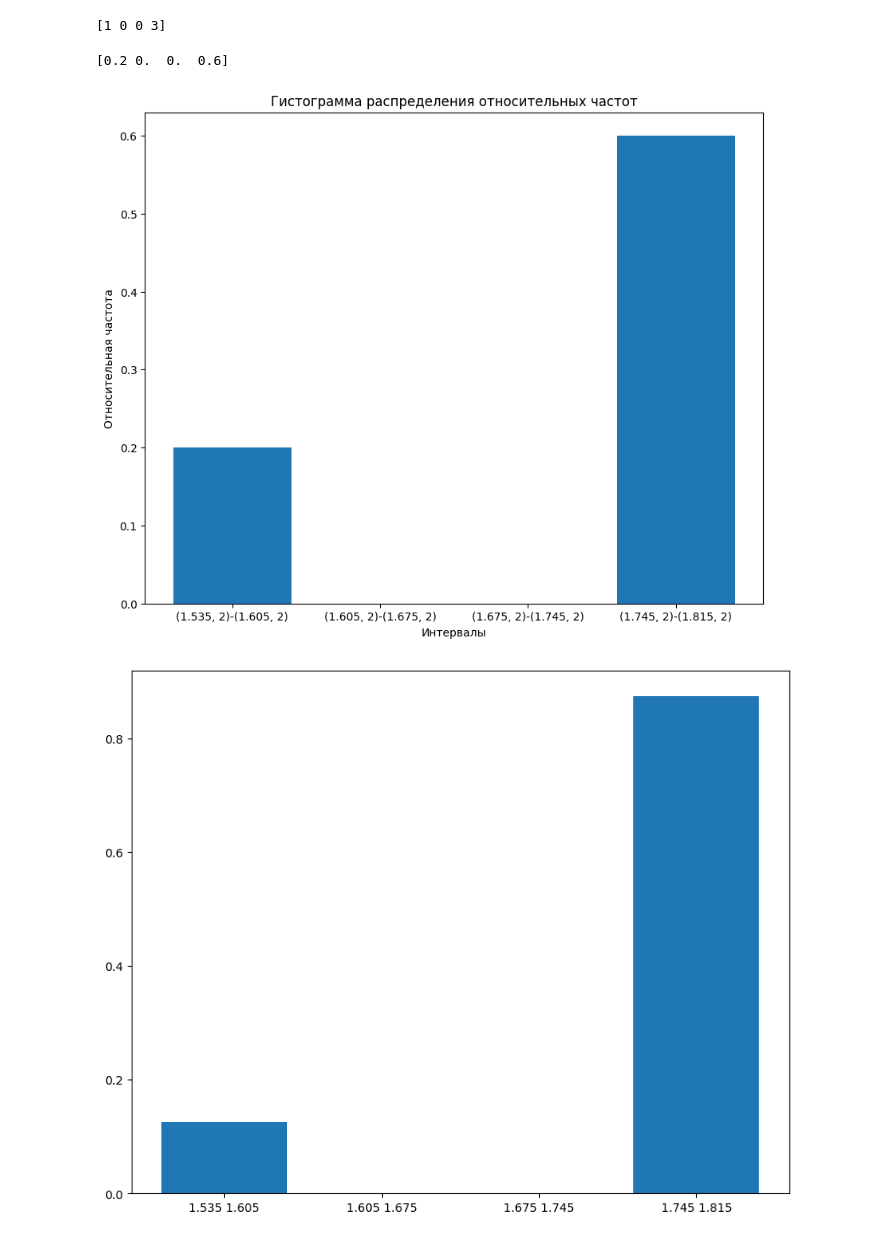
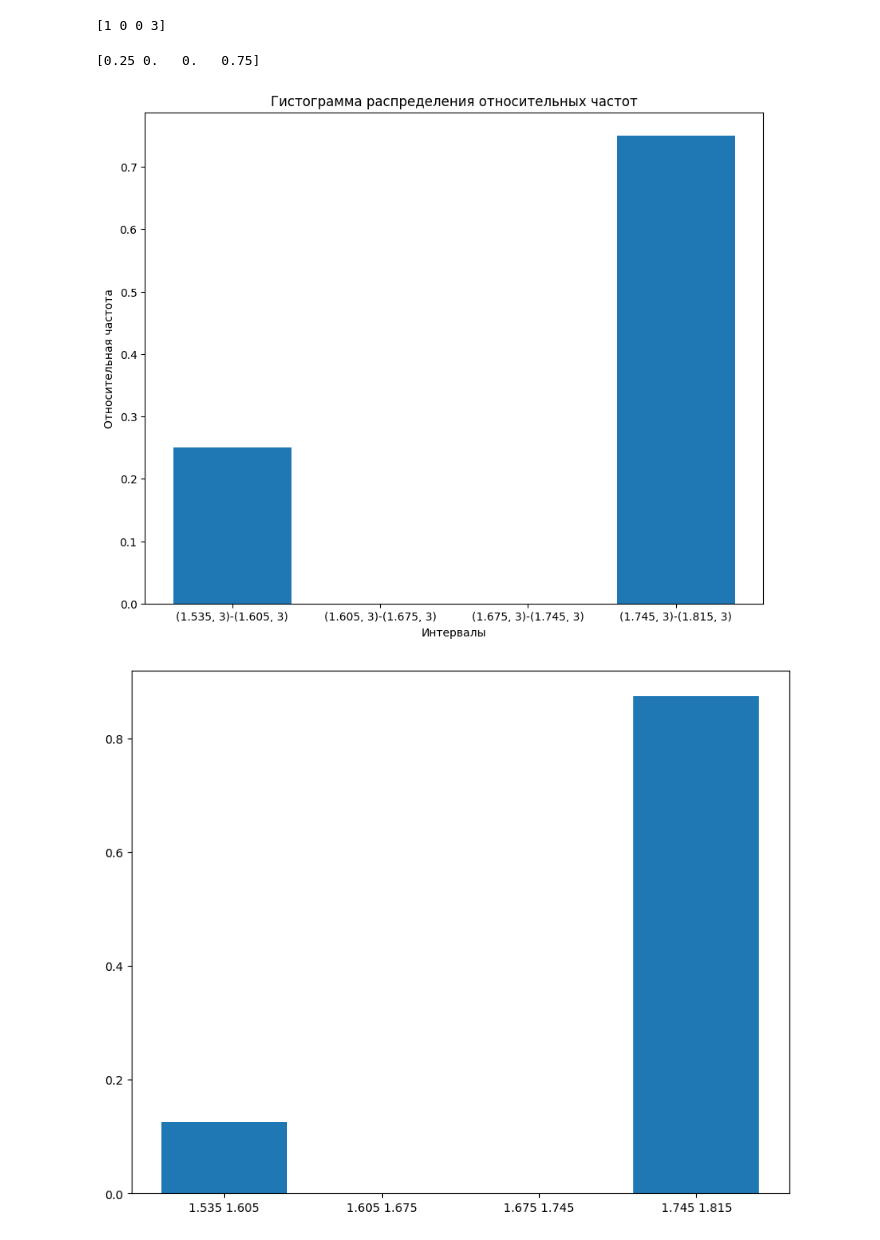
Before and after one commit to Kirill010/RTU-MIREA, a Jupyter notebook: 3 курс/5 семестр/Прикладные задачи математической статистики/Практика 1/Практика1_Ким.ipynb, the cells around one changed output. Cells and saved outputs as stored; diff of their text form; code cells hidden in the pictures.

```diff
--- a/3 курс/5 семестр/Прикладные задачи математической статистики/Практика 1/Практика1_Ким.ipynb
+++ b/3 курс/5 семестр/Прикладные задачи математической статистики/Практика 1/Практика1_Ким.ipynb
@@ -298,3 +298,6 @@ m
 # %% [output]
 [0.125, 0.125, 0.25, 0.125, 0.25, 0.125]
 4
+# %%
+m = int(1 + 3.332 * math.log10(8)) # границ
+m
@@ -330,19 +335,19 @@ print(hist)
 # %% [output]
 [1 0 0 3]
 # %%
-relative_frequencies = hist / len(hh)
+relative_frequencies = hist / (len(hh) - 1)
 print(relative_frequencies)
 # %% [output]
-[0.2 0.  0.  0.6]
+[0.25 0.   0.   0.75]
 # %%
 plt.figure(figsize=(10, 8))
-plt.bar([f"{hh[i], 2}-{hh[i+1], 2}" for i in range(m)], relative_frequencies)
+plt.bar([f"{hh[i], 3}-{hh[i+1], 3}" for i in range(m)], relative_frequencies)
 plt.xlabel('Интервалы')
 plt.ylabel('Относительная частота')
 plt.title('Гистограмма распределения относительных частот')
 plt.show()
 # %% [output]
-[figure, old version]
+[figure, new version]
 # %%
 s_ryad2 = ['1.535 1.605', '1.605 1.675', '1.675 1.745', '1.745 1.815']
 otn21 = [otn2[0], 0, 0, sum(otn2[1:])]
```
Also changed, not shown: parts of 1 cell of this notebook.
